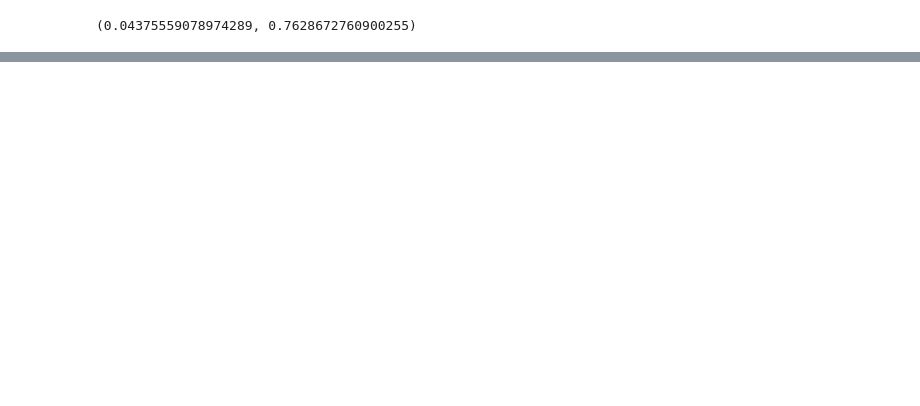
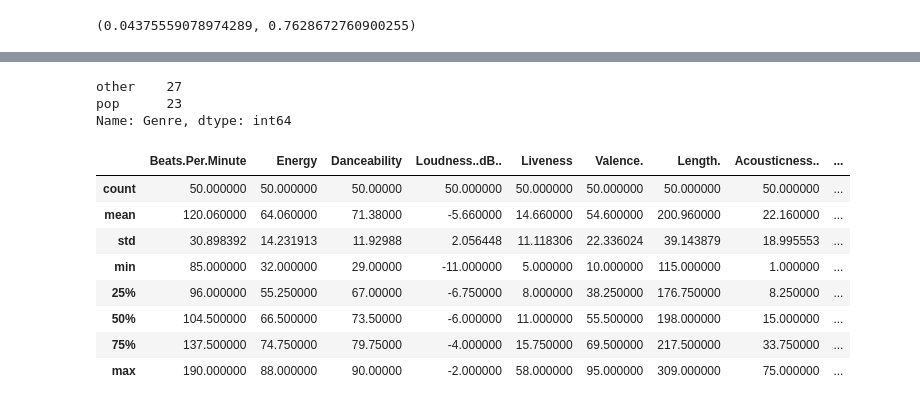
Before and after one commit to sageroe/Data_analysis, a Jupyter notebook: Raport.ipynb, the cells around one changed output, grey strips where cells are left out. Drawn from its saved outputs; the diff is of its cells as text; code cells hidden in the pictures; blank space fills up the shorter version.

```diff
--- a/Raport.ipynb
+++ b/Raport.ipynb
@@ -216,3 +152,10 @@ import scipy.stats as st
 st.pearsonr(data['Beats.Per.Minute'],data['Energy'])
 # %% [output]
 (0.04375559078974289, 0.7628672760900255)
+# %%
+#po sprawdzeniu okazuje się, że te dane wlaściwie nie są posortowane względem
+#popularności,więc to naprawiam
+
+data  = data.sort_values("Popularity", ascending = False)
+
+data = data.assign(place = range(1,51) )
@@ -218,0 +193,24 @@ st.pearsonr(data['Beats.Per.Minute'],data['Energy'])
+# %%
+data["Genre"] = data["Genre"].replace(".*pop.*","pop",regex = True)
+data["Genre"] = data["Genre"].where(data["Genre"] == "pop","other")
+#podmieniam podrodzaje muzyki takie jak "house pop" "panamian pop" na "pop"
+#podmieniam wszystkie inne rodzaje muzyki na other, ponieważ zostało ich mało. Chcę sprawdzić czy zróżnicowanie pod względem
+#kategorii jest różne czy takie samo dla popu i innych
+# %%
+data["Genre"].value_counts()
+# %% [output]
+other    27
+pop      23
+Name: Genre, dtype: int64
+# %%
+data.describe()
+# %% [output]
+|  | Beats.Per.Minute | Energy | Danceability | Loudness..dB.. | Liveness | Valence. | Length. | Acousticness.. | ... |
+| count | 50.000000 | 50.000000 | 50.00000 | 50.000000 | 50.000000 | 50.000000 | 50.000000 | 50.000000 | ... |
+| mean | 120.060000 | 64.060000 | 71.38000 | -5.660000 | 14.660000 | 54.600000 | 200.960000 | 22.160000 | ... |
+| std | 30.898392 | 14.231913 | 11.92988 | 2.056448 | 11.118306 | 22.336024 | 39.143879 | 18.995553 | ... |
+| min | 85.000000 | 32.000000 | 29.00000 | -11.000000 | 5.000000 | 10.000000 | 115.000000 | 1.000000 | ... |
+| 25% | 96.000000 | 55.250000 | 67.00000 | -6.750000 | 8.000000 | 38.250000 | 176.750000 | 8.250000 | ... |
+| 50% | 104.500000 | 66.500000 | 73.50000 | -6.000000 | 11.000000 | 55.500000 | 198.000000 | 15.000000 | ... |
+| 75% | 137.500000 | 74.750000 | 79.75000 | -4.000000 | 15.750000 | 69.500000 | 217.500000 | 33.750000 | ... |
+| max | 190.000000 | 88.000000 | 90.00000 | -2.000000 | 58.000000 | 95.000000 | 309.000000 | 75.000000 | ... |
```
Also changed, not shown: parts of 33 cells of this notebook.
